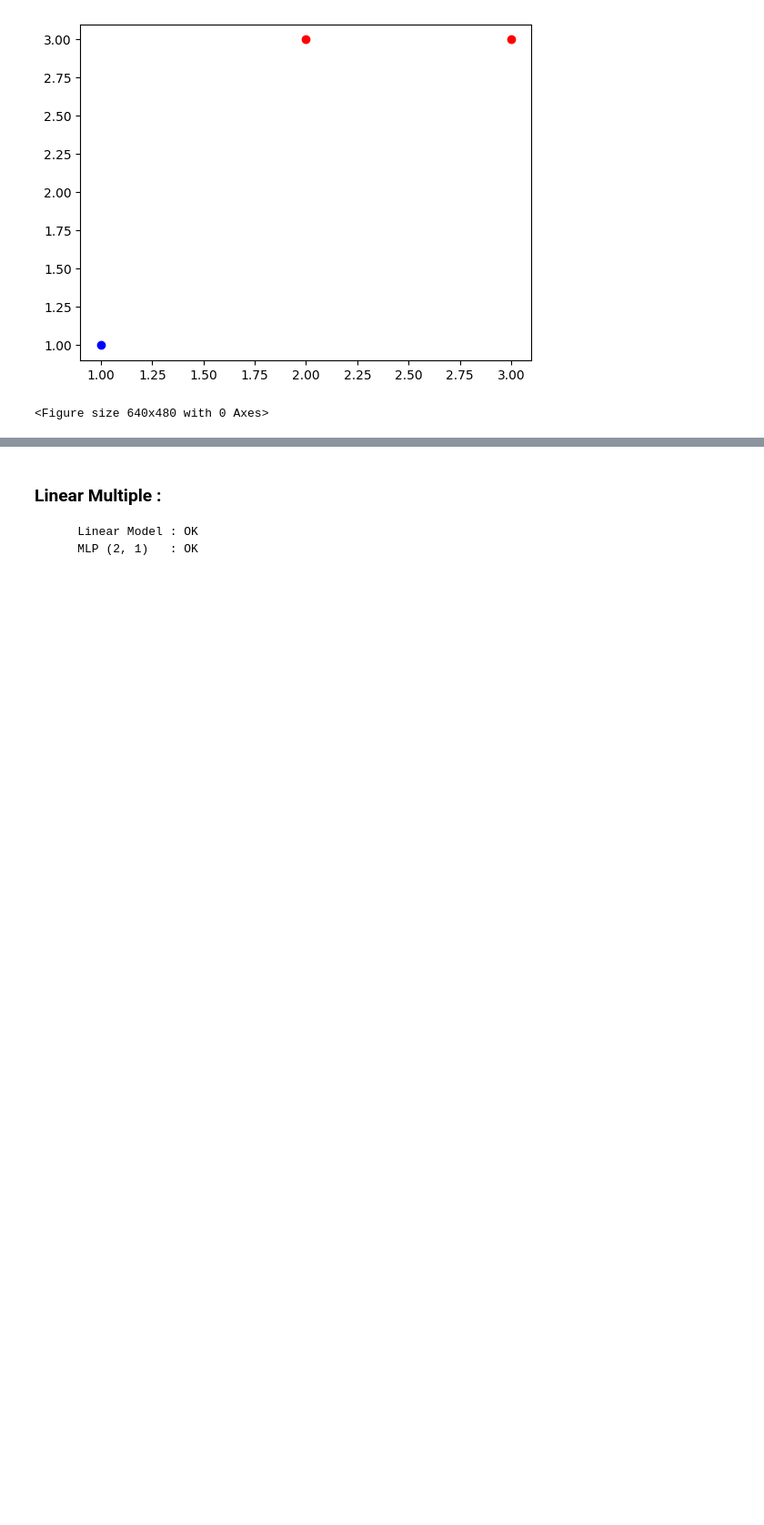
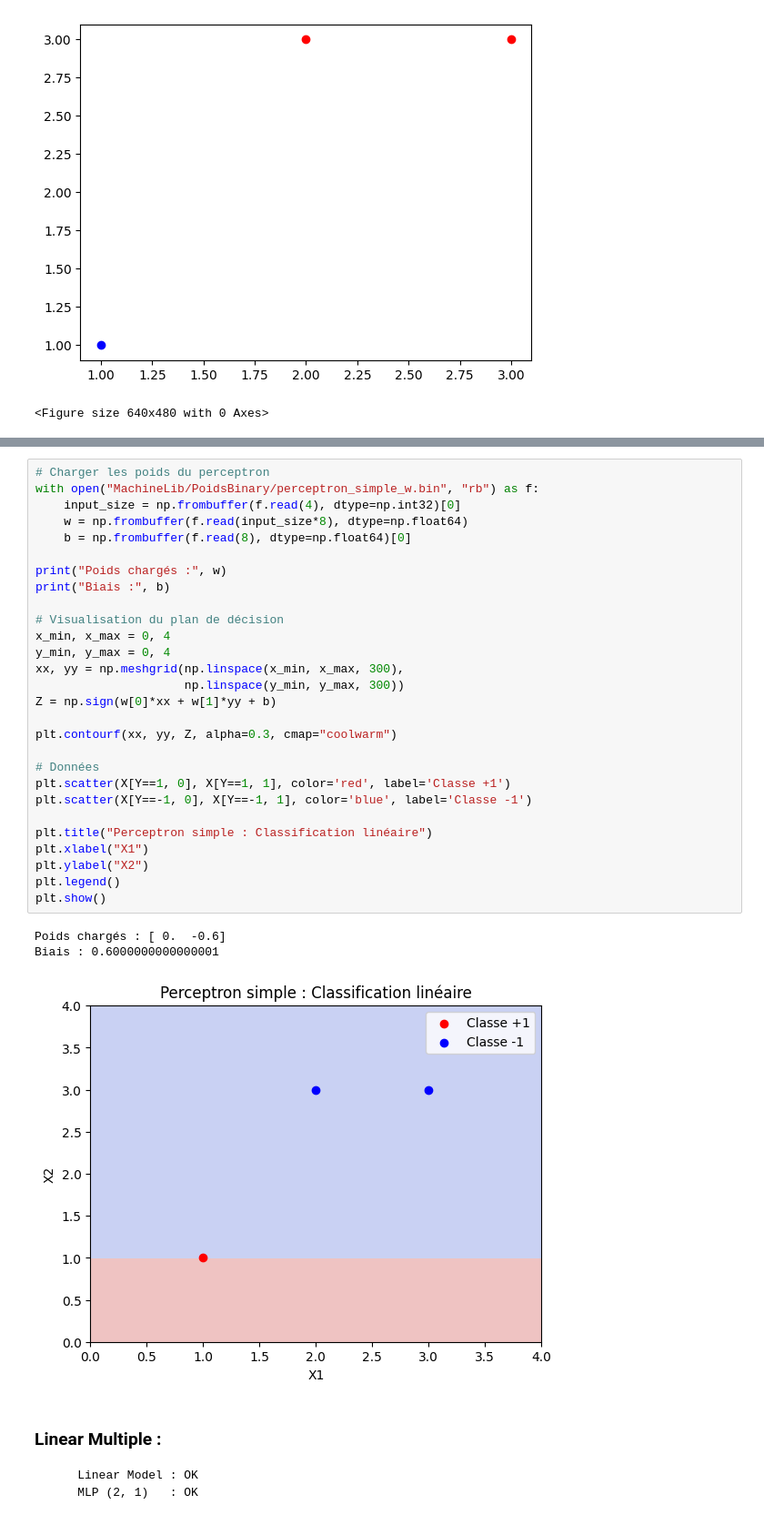
Before and after one commit to Meithal/godot-esgi-master4, a Jupyter notebook: IA/[Notebook] Cas de tests.ipynb, the cells around one changed output, grey strips where cells are left out. Shown: that part at 91% size. Cells and saved outputs as stored; diff of their text form; blank space fills up the shorter version.

```diff
--- a/IA/[Notebook] Cas de tests.ipynb
+++ b/IA/[Notebook] Cas de tests.ipynb
@@ -102,3 +100,35 @@ Labels réels : [ 1 -1 -1]
+# %%
+# Charger les poids du perceptron
+with open("MachineLib/PoidsBinary/perceptron_simple_w.bin", "rb") as f:
+    input_size = np.frombuffer(f.read(4), dtype=np.int32)[0]
+    w = np.frombuffer(f.read(input_size*8), dtype=np.float64)
+    b = np.frombuffer(f.read(8), dtype=np.float64)[0]
+
+print("Poids chargés :", w)
+print("Biais :", b)
+
+# Visualisation du plan de décision
+x_min, x_max = 0, 4
+y_min, y_max = 0, 4
+xx, yy = np.meshgrid(np.linspace(x_min, x_max, 300),
+                     np.linspace(y_min, y_max, 300))
+Z = np.sign(w[0]*xx + w[1]*yy + b)
+
+plt.contourf(xx, yy, Z, alpha=0.3, cmap="coolwarm")
+
+# Données
+plt.scatter(X[Y==1, 0], X[Y==1, 1], color='red', label='Classe +1')
+plt.scatter(X[Y==-1, 0], X[Y==-1, 1], color='blue', label='Classe -1')
+
+plt.title("Perceptron simple : Classification linéaire")
+plt.xlabel("X1")
+plt.ylabel("X2")
+plt.legend()
+plt.show()
+# %% [output]
+Poids chargés : [ 0.  -0.6]
+Biais : 0.6000000000000001
+[figure, added]
 # %% [markdown]
 ### Linear Multiple :
         Linear Model : OK
```
Also changed, not shown: parts of 11 cells of this notebook, 23 other files.
